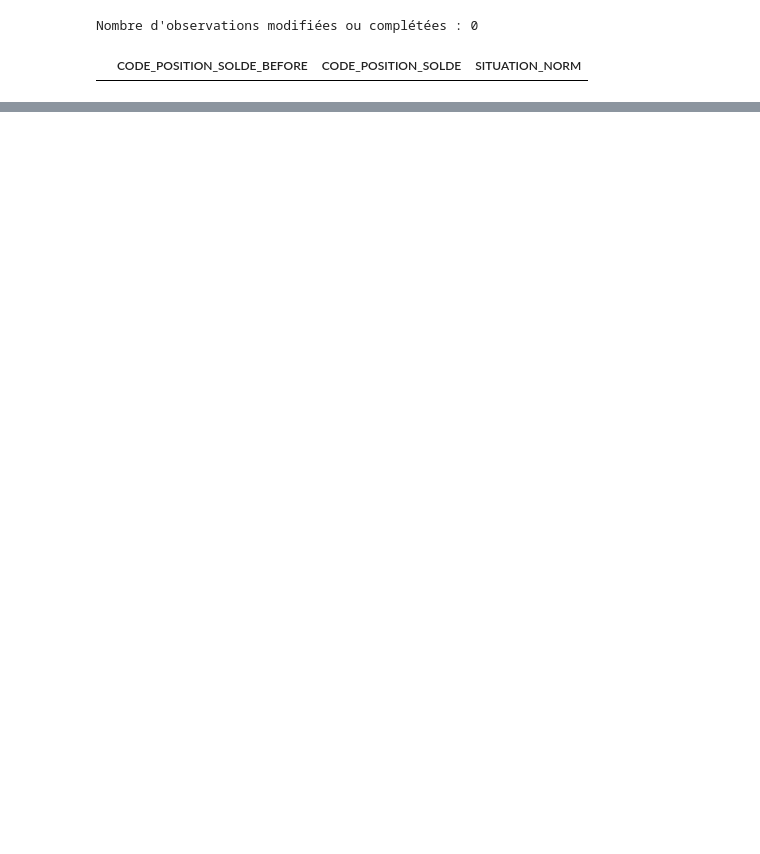
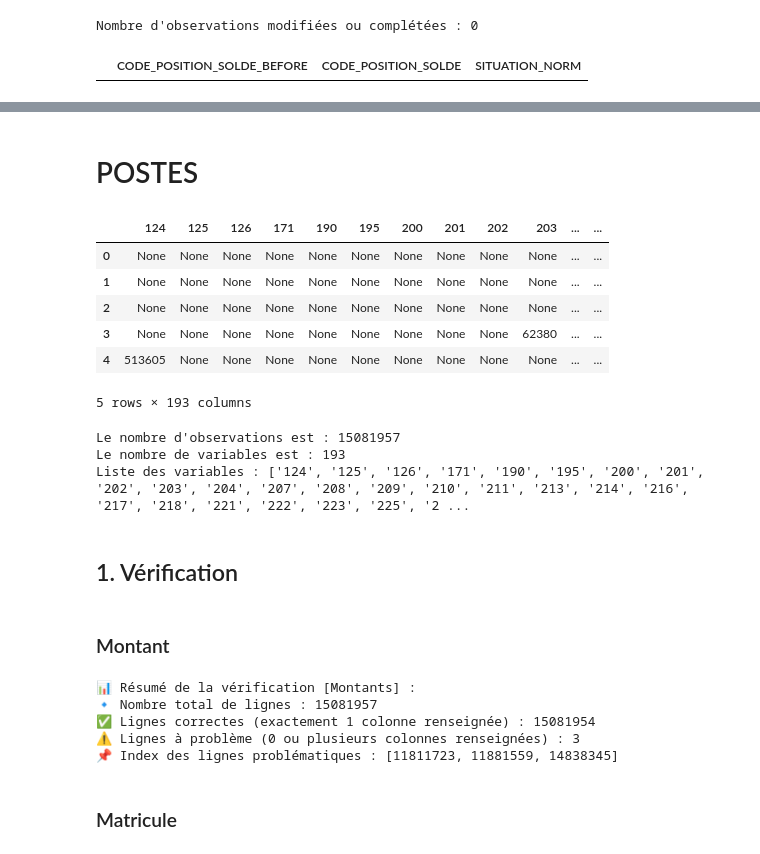
Before and after one commit to cae-ins/panel_admin_data, a Jupyter notebook: Jointure_Code_Solde.ipynb, the cells around one changed output, grey strips where cells are left out. Saved outputs shown, nothing was run; the diff lists cells and outputs as text; code cells hidden in the pictures; blank space fills up the shorter version.

Commit message:
Fusion des premières feuilles Excel et sauvegarde du fichier

```diff
--- a/Jointure_Code_Solde.ipynb
+++ b/Jointure_Code_Solde.ipynb
@@ -2195,0 +2412,64 @@ print(f"✅ Toutes les feuilles exportées sur S3 : s3://{bucket_name}/{object_k
+# %% [markdown]
+# POSTES
+# %%
+# Paramètres
+import io
+import pandas as pd
+import boto3
+
+# Connexion S3
+s3_client = boto3.client(
+ "s3",
+ endpoint_url="http://minio.mon-namespace.svc.cluster.local:80", # service interne K8s
+ aws_access_key_id="wer1Or8j7hXa3QGk2M3M",
+ aws_secret_access_key="YtbyBd3Y0bEYeDy8aeX3lAf4JIUlKYlxY8lNVTVt",
+ verify=False # à désactiver si SSL auto-signé ; sinon mettre True avec certificat valide
+)
+
+# Paramètres
+bucket_name = "admindataanstat"
+object_key = "Solde/FUSION/fusion_2015_2020_feuille2.parquet"
+
+# Télécharger l'objet depuis S3
+obj = s3_client.get_object(Bucket=bucket_name, Key=object_key)
+
+# Charger dans un DataFrame depuis le fichier Parquet
+panel_solde_df_2 = pd.read_parquet(io.BytesIO(obj['Body'].read()))
+
+# Afficher un aperçu
+panel_solde_df_2.head()
+# %% [output]
+|  | 124 | 125 | 126 | 171 | 190 | 195 | 200 | 201 | 202 | 203 | ... | ... |
+| 0 | None | None | None | None | None | None | None | None | None | None | ... | ... |
+| 1 | None | None | None | None | None | None | None | None | None | None | ... | ... |
+| 2 | None | None | None | None | None | None | None | None | None | None | ... | ... |
+| 3 | None | None | None | None | None | None | None | None | None | 62380 | ... | ... |
+| 4 | 513605 | None | None | None | None | None | None | None | None | None | ... | ... |
+5 rows × 193 columns
+# %%
+print("Le nombre d'observations est :",len(panel_solde_df_2))
+print("Le nombre de variables est :",len(panel_solde_df_2.columns))
+print("Liste des variables :", list(panel_solde_df_2.columns))
+# %% [output]
+Le nombre d'observations est : 15081957
+Le nombre de variables est : 193
+Liste des variables : ['124', '125', '126', '171', '190', '195', '200', '201', '202', '203', '204', '207', '208', '209', '210', '211', '213', '214', '216', '217', '218', '221', '222', '223', '225', '2 ...
+# %% [markdown]
+## 1. Vérification
+# %% [markdown]
+### Montant
+# %%
+# Compte le nombre de colonnes renseignées par ligne
+problemes_montant_idx = check_completeness(
+    panel_solde_df_2,
+    ["BRUT MONTANT", "MONTANT BRUT", "TOTAL GÉNÉRAL"],
+    title="Montants"
+)
+# %% [output]
+📊 Résumé de la vérification [Montants] :
+🔹 Nombre total de lignes : 15081957
+✅ Lignes correctes (exactement 1 colonne renseignée) : 15081954
+⚠️ Lignes à problème (0 ou plusieurs colonnes renseignées) : 3
+📌 Index des lignes problématiques : [11811723, 11881559, 14838345]
+# %% [markdown]
+### Matricule
```
Also changed, not shown: parts of 112 cells of this notebook, 2 other files.
